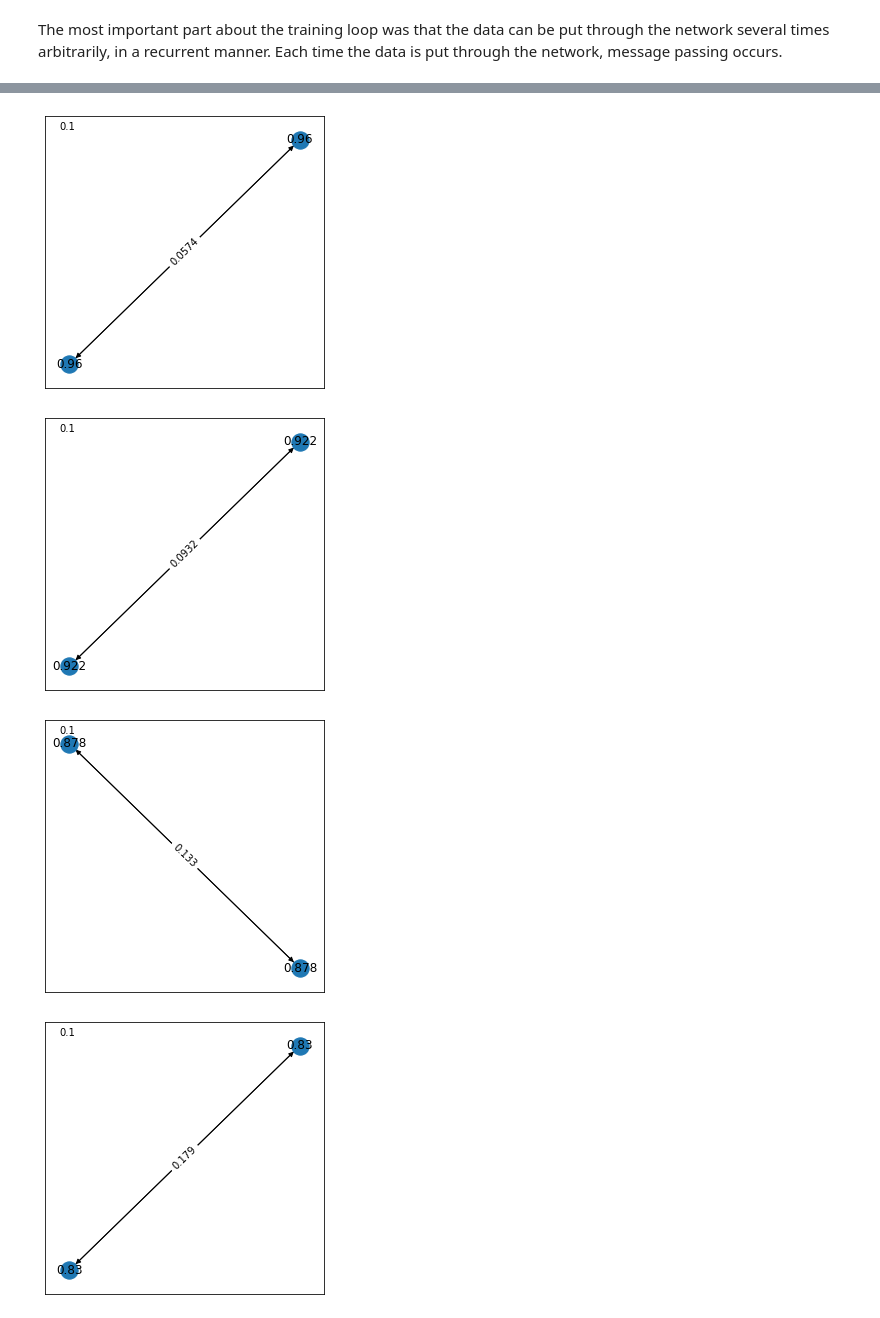
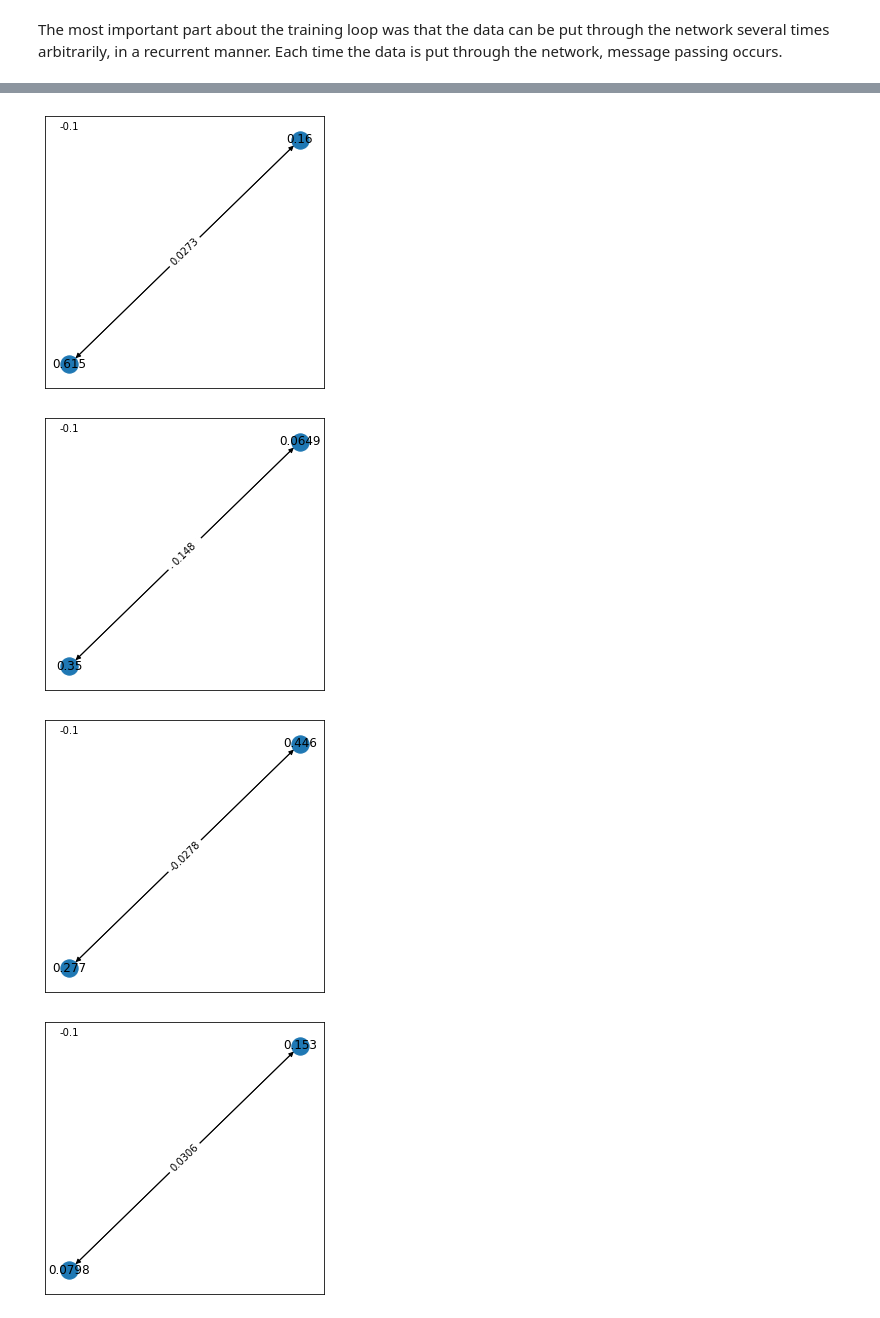
Before and after one commit to pluu2/Oscillating_Graph, a Jupyter notebook: GNN_Oscillation.ipynb, the cells around one changed output, grey strips where cells are left out. Cells and saved outputs as stored; diff of their text form; code cells hidden in the pictures.

```diff
--- a/GNN_Oscillation.ipynb
+++ b/GNN_Oscillation.ipynb
@@ -73,11 +73,11 @@ There are two samples, each with only two update steps. For the first sample, st
 # %%
 #Sample 1:
 #Step 1
-globals_=[0.1]
-nodes_=[[0.0],
+globals_=[-0.1]
+nodes_=[[1.0],
        [0.0]]
 
-edges_=[[1.0],[1.0]]
+edges_=[[0.0],[0.0]]
 
 senders_= [0,1]
 receivers_=[1,0]
@@ -93,8 +93,8 @@ Start1= {
 #Sample 1:
 #Step 2
 
-globals_=[0.1]
-nodes_=[[1.0],
+globals_=[-0.1]
+nodes_=[[0.0],
        [1.0] ]
 
 edges_=[[0.0],[0.0]]
@@ -105,15 +105,15 @@ receivers_=[1,0]
 Result1= {
      "globals": globals_,
       "nodes": nodes_,
-      "edges": edges_,
+      #"edges": edges_,
       "senders": senders_,
       "receivers": receivers_
   }
 # %%
 #Sample 2:
 #Step 1
-globals_=[0.1]
-nodes_=[[1.0],
+globals_=[-0.1]
+nodes_=[[0.0],
        [1.0]
 
         ]
@@ -135,9 +135,9 @@ Start2= {
 
 #Sample 2:
 #Step 2
-globals_=[0.1]
+globals_=[-0.1]
 nodes_=[[1.0],
-       [1.0]
+       [0.0]
 
         ]
 
@@ -149,7 +149,7 @@ receivers_=[1,0]
 Result2= {
       "globals": globals_,
       "nodes": nodes_,
-      "edges": edges_,
+      #"edges": edges_,
       "senders": senders_,
       "receivers": receivers_
   }
@@ -158,12 +158,12 @@ This is a testing sample to see what the network learned.
 # %%
 #Testing Sample
 globals_=[0.1]
-nodes_=[[1.0],
-       [1.0]
+nodes_=[[0.4],
+       [0.4]
 
         ]
 
-edges_=[[0.5],[0.5]]
+edges_=[[0.0],[0.0]]
 
 senders_=  [0,1]
 receivers_=[1,0]
@@ -192,7 +192,7 @@ receivers_=[1,0]
 Result3= {
       "globals": globals_,
       "nodes": nodes_,
-      "edges": edges_,
+      #"edges": edges_,
       "senders": senders_,
       "receivers": receivers_
   }
@@ -219,6 +219,7 @@ The global variables apparently take up to 2 update steps in order to generate a
 
 The activation function Tanh was used.
 # %%
+tf.keras.backend.clear_session()
 ##making graph nets you use the modules.GraphNetwork, to create a graph network
 OUTPUT_EDGE_SIZE = 1 #this represents the feature space of the network
 OUTPUT_NODE_SIZE = 1 # this represents the feature space of the network.
@@ -227,9 +228,9 @@ OUTPUT_GLOBAL_SIZE =1 #this represents the feature space of the network.
 
 #Node size will be used for edge. Only the data from node will be passed to edge.
 graph_network = modules.InteractionNetwork(
-    #global_model_fn=lambda:snt.nets.MLP([10,OUTPUT_GLOBAL_SIZE],activation=tf.nn.tanh),
-    edge_model_fn=lambda: snt.nets.MLP([10,OUTPUT_EDGE_SIZE],activation=tf.nn.tanh),
-    node_model_fn=lambda:snt.nets.MLP([10,OUTPUT_NODE_SIZE],activation=tf.nn.tanh))
+    #global_model_fn=lambda:snt.Linear(output_size=OUTPUT_GLOBAL_SIZE),
+    edge_model_fn=lambda: snt.nets.MLP([10,OUTPUT_EDGE_SIZE],activation=tf.nn.relu),
+    node_model_fn=lambda:snt.nets.MLP([10,OUTPUT_NODE_SIZE],activation=tf.nn.relu))
 # %% [markdown]
 This converts the test_graph and label_graph dicts into tensor tuples, which CAN be put into the GraphNet network.
 # %%
@@ -290,13 +291,13 @@ loss:  tf.Tensor(0.0003438157, shape=(), dtype=float32)
 # %%
 start= test_tuples
-show_graph = utils_tf.get_graph(start, 1)
+show_graph = utils_tf.get_graph(start, 0)
 plot_graphs_tuple_np(show_graph)
 previous_graph=start
 for i in range(20):
 
     previous_graph= graph_network(previous_graph)
 
-    show_graph = utils_tf.get_graph(previous_graph, 1)
-
+    show_graph = utils_tf.get_graph(previous_graph, 0)
+    print(show_graph[1])
     plot_graphs_tuple_np(show_graph)
 # %% [output]
@@ -305,4 +323,4 @@ for i in range(20):
-[figure, old version]
+[figure, new version]
-[figure, old version]
+[figure, new version]
-[figure, old version]
+[figure, new version]
-[figure, old version]
+[figure, new version]
```
Also changed, not shown: parts of 5 cells of this notebook.
